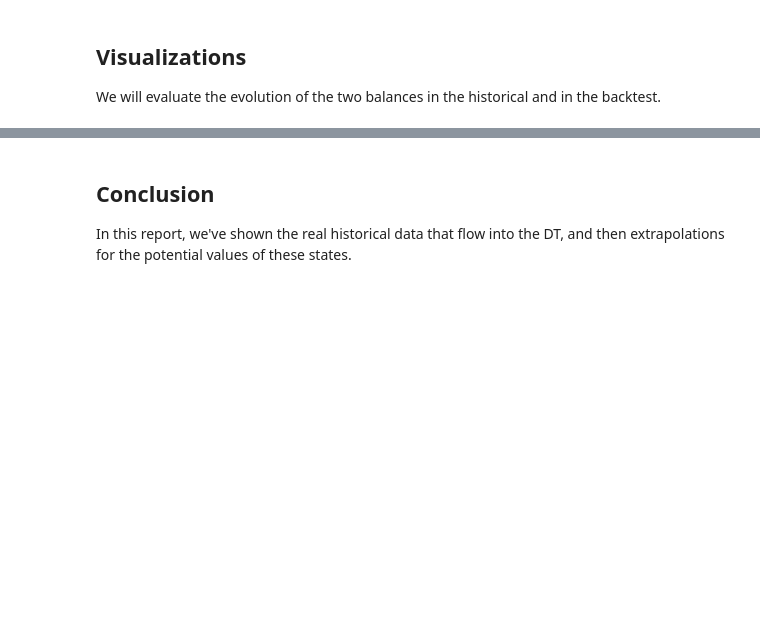
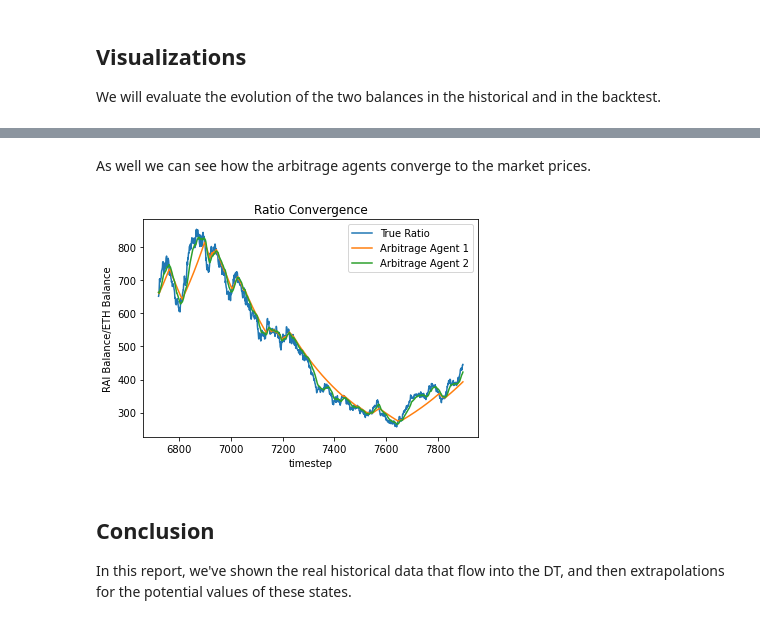
Before and after one commit to cadCAD-org/uniswap_digital_twin, a Jupyter notebook: uniswap_digital_twin/templates/extrapolation.ipynb, the cells around one changed output, grey strips where cells are left out. Drawn from its saved outputs; the diff is of its cells as text; code cells hidden in the pictures; blank space fills up the shorter version.

```diff
--- a/uniswap_digital_twin/templates/extrapolation.ipynb
+++ b/uniswap_digital_twin/templates/extrapolation.ipynb
@@ -29,6 +29,7 @@ meta_path = base_path + "meta.json"
 historical_path = base_path + "historical.csv.gz"
 backtesting_path = base_path + "backtesting.csv.gz"
 extrapolation_path = base_path + "extrapolation.csv.gz"
+signals_path = base_path + "signal.csv.gz"
 # %%
 with open(meta_path, 'r') as fid:
     metadata = json.load(fid)
@@ -68,3 +77,16 @@ for bal in ['RAI_balance', 'ETH_balance']:
+# %% [markdown]
+As well we can see how the arbitrage agents converge to the market prices.
+# %%
+plt.plot(signals['timestep'], signals['ratio'])
+plt.plot(arb1['timestep'], arb1['RAI_balance'] / arb1['ETH_balance'])
+plt.plot(arb2['timestep'], arb2['RAI_balance'] / arb2['ETH_balance'])
+plt.xlabel("timestep")
+plt.ylabel("RAI Balance/ETH Balance")
+plt.legend(['True Ratio', 'Arbitrage Agent 1', 'Arbitrage Agent 2'])
+plt.title("Ratio Convergence")
+plt.show()
+# %% [output]
+[figure, added]
 # %% [markdown]
 ## Conclusion
 
```
Also changed, not shown: parts of 4 cells of this notebook, 11 other files.
